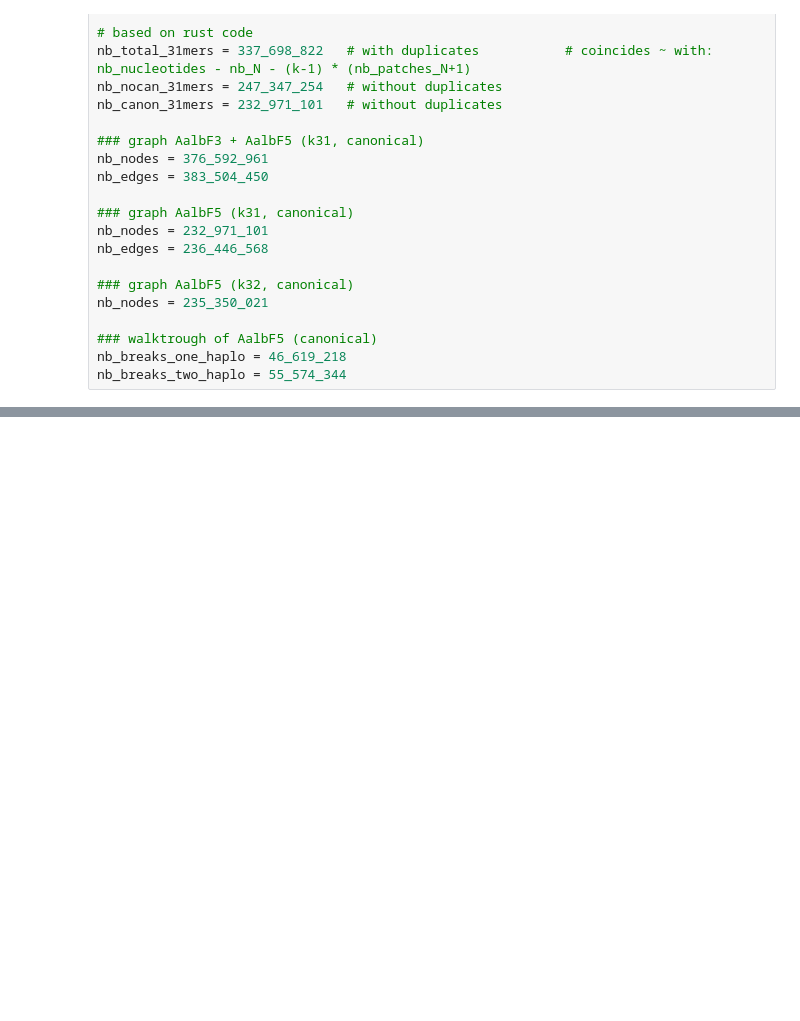
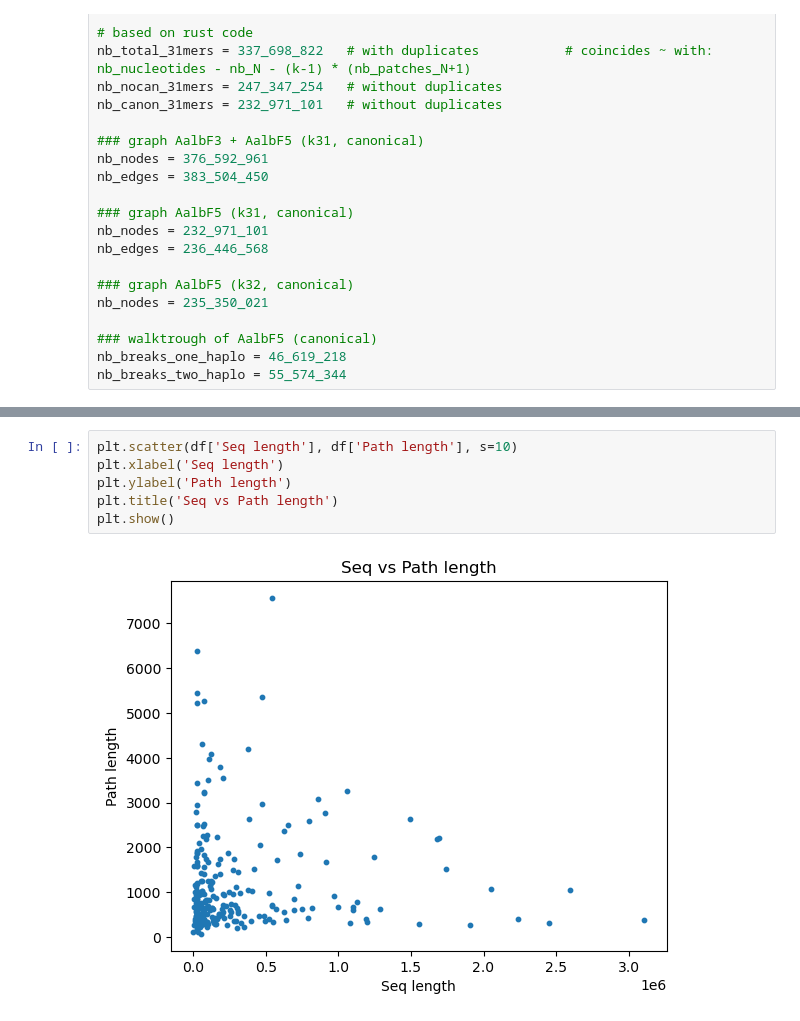
Before and after one commit to flopau76/dBG_project, a Jupyter notebook: data/notebook.ipynb, the cells around one changed output, grey strips where cells are left out. Cells and saved outputs as stored; diff of their text form; blank space fills up the shorter version.

```diff
--- a/data/notebook.ipynb
+++ b/data/notebook.ipynb
@@ -70,0 +181,8 @@ Percentage of break added when combining graph 1 and 2: 14.76%
+# %%
+plt.scatter(df['Seq length'], df['Path length'], s=10)
+plt.xlabel('Seq length')
+plt.ylabel('Path length')
+plt.title('Seq vs Path length')
+plt.show()
+# %% [output]
+[figure, added]
```
Also changed, not shown: parts of 15 cells of this notebook, 10 other files.
